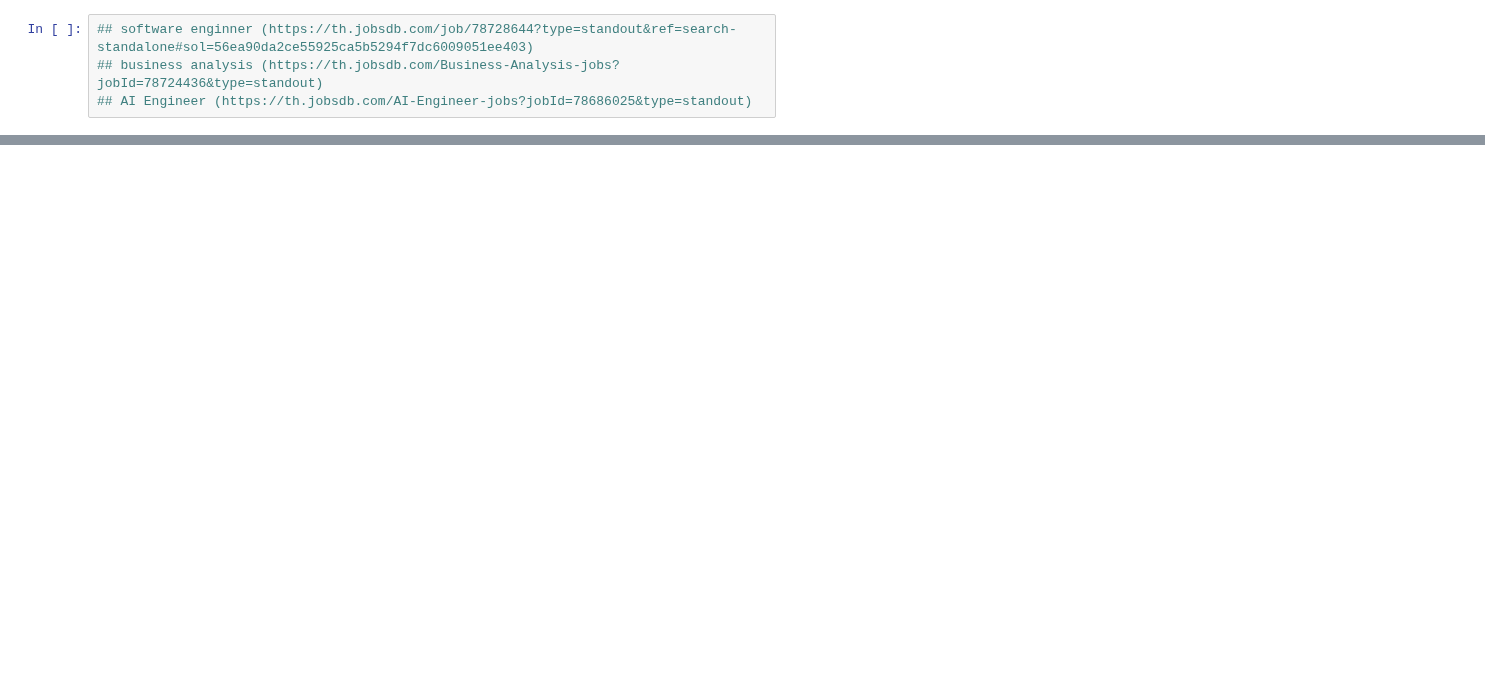
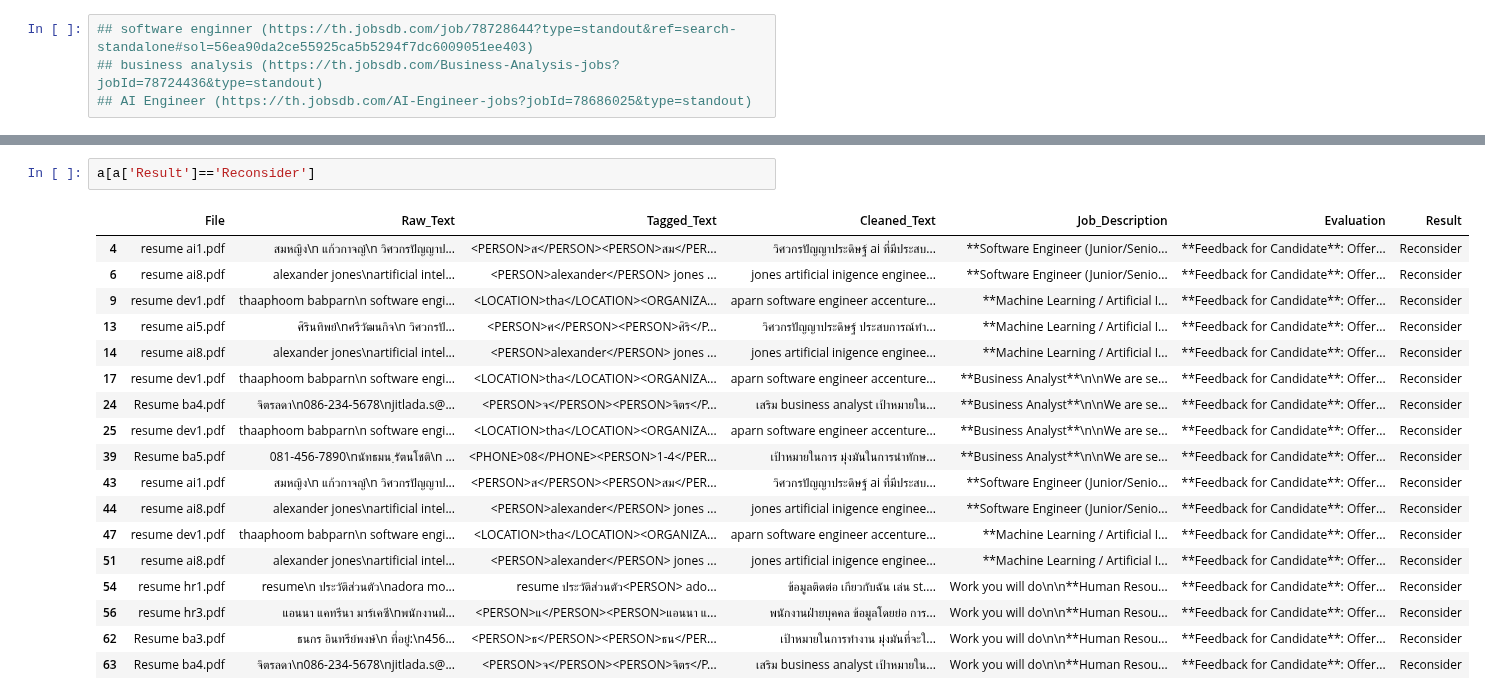
Before and after one commit to nxxk23/AI-Engineer, a Jupyter notebook: extract/gradioprompt.ipynb, the cells around one changed output, grey strips where cells are left out. Cells and saved outputs as stored; diff of their text form; blank space fills up the shorter version.

```diff
--- a/extract/gradioprompt.ipynb
+++ b/extract/gradioprompt.ipynb
@@ -479,0 +496,21 @@ print(a['Evaluation'].iloc[29])
+# %%
+a[a['Result']=='Reconsider']
+# %% [output]
+|  | File | Raw_Text | Tagged_Text | Cleaned_Text | Job_Description | Evaluation | Result |
+| 4 | resume ai1.pdf | สมหญิง\n แก้วกาจญ์\n วิศวกรปัญญาป... | <PERSON>ส</PERSON><PERSON>สม</PER... | วิศวกรปัญญาประดิษฐ์ ai ที่มีประสบ... | **Software Engineer (Junior/Senio... | **Feedback for Candidate**: Offer... | Reconsider |
+| 6 | resume ai8.pdf | alexander jones\nartificial intel... | <PERSON>alexander</PERSON> jones ... | jones artificial inigence enginee... | **Software Engineer (Junior/Senio... | **Feedback for Candidate**: Offer... | Reconsider |
+| 9 | resume dev1.pdf | thaaphoom babparn\n software engi... | <LOCATION>tha</LOCATION><ORGANIZA... | aparn software engineer accenture... | **Machine Learning / Artificial I... | **Feedback for Candidate**: Offer... | Reconsider |
+| 13 | resume ai5.pdf | ศิรินทิพย์\nศรีวัฒนกิจ\n วิศวกรปั... | <PERSON>ศ</PERSON><PERSON>ศิริ</P... | วิศวกรปัญญาประดิษฐ์ ประสบการณ์ทํา... | **Machine Learning / Artificial I... | **Feedback for Candidate**: Offer... | Reconsider |
+| 14 | resume ai8.pdf | alexander jones\nartificial intel... | <PERSON>alexander</PERSON> jones ... | jones artificial inigence enginee... | **Machine Learning / Artificial I... | **Feedback for Candidate**: Offer... | Reconsider |
+| 17 | resume dev1.pdf | thaaphoom babparn\n software engi... | <LOCATION>tha</LOCATION><ORGANIZA... | aparn software engineer accenture... | **Business Analyst**\n\nWe are se... | **Feedback for Candidate**: Offer... | Reconsider |
+| 24 | Resume ba4.pdf | จิตรลดา\n086-234-5678\njitlada.s@... | <PERSON>จ</PERSON><PERSON>จิตร</P... | เสริม business analyst เป้าหมายใน... | **Business Analyst**\n\nWe are se... | **Feedback for Candidate**: Offer... | Reconsider |
+| 25 | resume dev1.pdf | thaaphoom babparn\n software engi... | <LOCATION>tha</LOCATION><ORGANIZA... | aparn software engineer accenture... | **Business Analyst**\n\nWe are se... | **Feedback for Candidate**: Offer... | Reconsider |
+| 39 | Resume ba5.pdf | 081-456-7890\nนัทธมน ฺรัตนโชติ\n ... | <PHONE>08</PHONE><PERSON>1-4</PER... | เป้าหมายในการ มุ่งมันในการนําทักษ... | **Business Analyst**\n\nWe are se... | **Feedback for Candidate**: Offer... | Reconsider |
+| 43 | resume ai1.pdf | สมหญิง\n แก้วกาจญ์\n วิศวกรปัญญาป... | <PERSON>ส</PERSON><PERSON>สม</PER... | วิศวกรปัญญาประดิษฐ์ ai ที่มีประสบ... | **Software Engineer (Junior/Senio... | **Feedback for Candidate**: Offer... | Reconsider |
+| 44 | resume ai8.pdf | alexander jones\nartificial intel... | <PERSON>alexander</PERSON> jones ... | jones artificial inigence enginee... | **Software Engineer (Junior/Senio... | **Feedback for Candidate**: Offer... | Reconsider |
+| 47 | resume dev1.pdf | thaaphoom babparn\n software engi... | <LOCATION>tha</LOCATION><ORGANIZA... | aparn software engineer accenture... | **Machine Learning / Artificial I... | **Feedback for Candidate**: Offer... | Reconsider |
+| 51 | resume ai8.pdf | alexander jones\nartificial intel... | <PERSON>alexander</PERSON> jones ... | jones artificial inigence enginee... | **Machine Learning / Artificial I... | **Feedback for Candidate**: Offer... | Reconsider |
+| 54 | resume hr1.pdf | resume\n ประวัติส่วนตัว\nadora mo... | resume ประวัติส่วนตัว<PERSON> ado... | ข้อมูลติดต่อ เกียวกับฉัน เล่น st.... | Work you will do\n\n**Human Resou... | **Feedback for Candidate**: Offer... | Reconsider |
+| 56 | resume hr3.pdf | แอนนา แคทรีนา มาร์เคซี\nพนักงานฝ่... | <PERSON>แ</PERSON><PERSON>แอนนา แ... | พนักงานฝ่ายบุคคล ข้อมูลโดยย่อ การ... | Work you will do\n\n**Human Resou... | **Feedback for Candidate**: Offer... | Reconsider |
+| 62 | Resume ba3.pdf | ธนกร อินทรีย์พงษ์\n ที่อยู่:\n456... | <PERSON>ธ</PERSON><PERSON>ธน</PER... | เป้าหมายในการทํางาน มุ่งมันที่จะใ... | Work you will do\n\n**Human Resou... | **Feedback for Candidate**: Offer... | Reconsider |
+| 63 | Resume ba4.pdf | จิตรลดา\n086-234-5678\njitlada.s@... | <PERSON>จ</PERSON><PERSON>จิตร</P... | เสริม business analyst เป้าหมายใน... | Work you will do\n\n**Human Resou... | **Feedback for Candidate**: Offer... | Reconsider |
```
Also changed, not shown: parts of 13 cells of this notebook.
